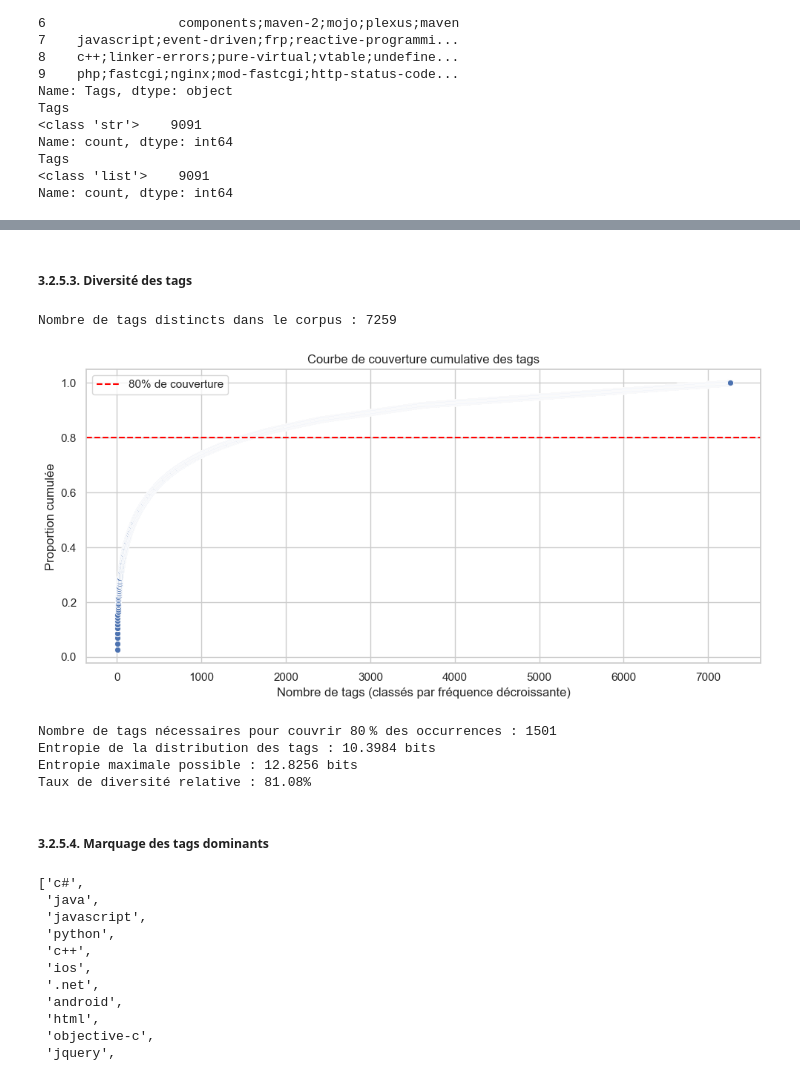
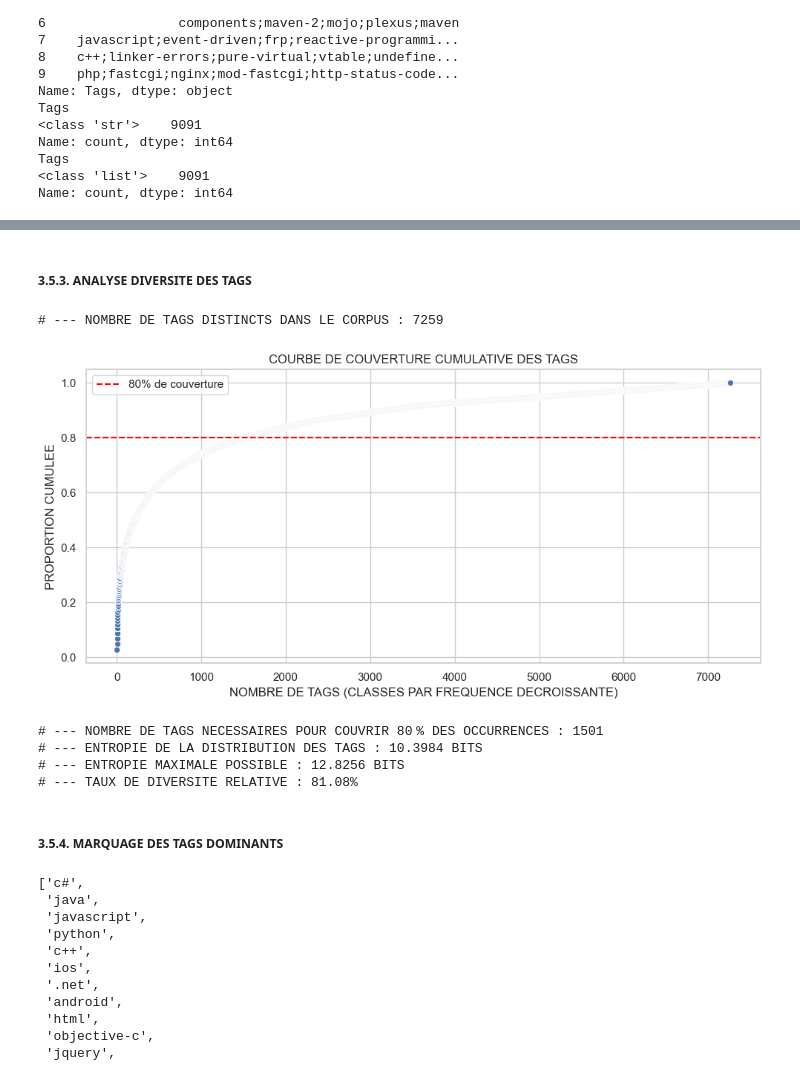
Before and after one commit to QuantumIza/tag-suggester, a Jupyter notebook: notebooks/1_exploration_et_cleaning.ipynb, the cells around one changed output, grey strips where cells are left out. Drawn from its saved outputs; the diff is of its cells as text; code cells hidden in the pictures.

```diff
--- a/notebooks/1_exploration_et_cleaning.ipynb
+++ b/notebooks/1_exploration_et_cleaning.ipynb
@@ -948,58 +465,65 @@ Nombre de tags apparaissant une seule fois : 3638
 # %% [markdown]
-##### 3.2.5.3. Diversité des tags
+##### 3.5.3. ANALYSE DIVERSITE DES TAGS
 # %%
 # -------------------------------------------
 # --- RECHARGEMENT DES MODULES D' EXPLORATION
 # -------------------------------------------
 import importlib
 import tags_suggester.eda.eda_analysis as eda
 importlib.reload(eda)
 
-# --- NOMBRE DE TAGS UNIQUES
+# -------------------------------------
+# --- COMPTE DU NOMBRE DE TAGS UNIQUES
+# -------------------------------------
 nb_tags_uniques = tag_freq_df["Tag"].nunique()
-print(f"Nombre de tags distincts dans le corpus : {nb_tags_uniques}")
+print(f"# --- NOMBRE DE TAGS DISTINCTS DANS LE CORPUS : {nb_tags_uniques}")
+# -------------------------------------
 # --- CALCUL DE LA PROPORTION CUMULEE
+# -------------------------------------
 tag_freq_df["Proportion"] = tag_freq_df["Count"] / tag_freq_df["Count"].sum()
 tag_freq_df["Cumulative"] = tag_freq_df["Proportion"].cumsum()
+# --------------------------------------------
 # --- VISUALISATION DE COUVERTURE CUMULATIVE
+# --------------------------------------------
 plt.figure(figsize=(10, 5))
 sns.lineplot(
     data=tag_freq_df,
     x=range(1, len(tag_freq_df) + 1),
     y="Cumulative",
     marker="o"
 )
 plt.axhline(0.8, color="red", linestyle="--", label="80% de couverture")
-plt.title("Courbe de couverture cumulative des tags")
-plt.xlabel("Nombre de tags (classés par fréquence décroissante)")
-plt.ylabel("Proportion cumulée")
+plt.title("COURBE DE COUVERTURE CUMULATIVE DES TAGS")
+plt.xlabel("NOMBRE DE TAGS (CLASSES PAR FREQUENCE DECROISSANTE)")
+plt.ylabel("PROPORTION CUMULEE")
 plt.legend()
 plt.tight_layout()
 plt.show()
-
-
+# ----------------------------------------------------------------
 # --- NOMBRE DE TAGS NECESSAIRES POUR COUVRIR 80% DES OCCURRENCES
+# ----------------------------------------------------------------
 nb_tags_80 = (tag_freq_df["Cumulative"] <= 0.8).sum()
-print(f"Nombre de tags nécessaires pour couvrir 80 % des occurrences : {nb_tags_80}")
+print(f"# --- NOMBRE DE TAGS NECESSAIRES POUR COUVRIR 80 % DES OCCURRENCES : {nb_tags_80}")
+# ----------------------------------------------------------
 # --- ENTROPIE DE LA DISTRIBUTION DES TAGS (SHANNON BASE 2)
+# ----------------------------------------------------------
 from scipy.stats import entropy
-
 proportions = tag_freq_df["Proportion"].values
 tag_entropy = entropy(proportions, base=2)
-print(f"Entropie de la distribution des tags : {tag_entropy:.4f} bits")
+print(f"# --- ENTROPIE DE LA DISTRIBUTION DES TAGS : {tag_entropy:.4f} BITS")
 
 max_entropy = np.log2(len(proportions))
-print(f"Entropie maximale possible : {max_entropy:.4f} bits")
-print(f"Taux de diversité relative : {tag_entropy / max_entropy:.2%}")
+print(f"# --- ENTROPIE MAXIMALE POSSIBLE : {max_entropy:.4f} BITS")
+print(f"# --- TAUX DE DIVERSITE RELATIVE : {tag_entropy / max_entropy:.2%}")
 # %% [output]
-Nombre de tags distincts dans le corpus : 7259
+# --- NOMBRE DE TAGS DISTINCTS DANS LE CORPUS : 7259
-[figure, old version]
+[figure, new version]
-Nombre de tags nécessaires pour couvrir 80 % des occurrences : 1501
-Entropie de la distribution des tags : 10.3984 bits
-Entropie maximale possible : 12.8256 bits
-Taux de diversité relative : 81.08%
+# --- NOMBRE DE TAGS NECESSAIRES POUR COUVRIR 80 % DES OCCURRENCES : 1501
+# --- ENTROPIE DE LA DISTRIBUTION DES TAGS : 10.3984 BITS
+# --- ENTROPIE MAXIMALE POSSIBLE : 12.8256 BITS
+# --- TAUX DE DIVERSITE RELATIVE : 81.08%
 # %% [markdown]
-##### 3.2.5.4. Marquage des tags dominants
+##### 3.5.4. MARQUAGE DES TAGS DOMINANTS
 # %%
 # -------------------------------------------
 # --- RECHARGEMENT DES MODULES D' EXPLORATION
```
Also changed, not shown: parts of 94 cells of this notebook, 5 other files.
